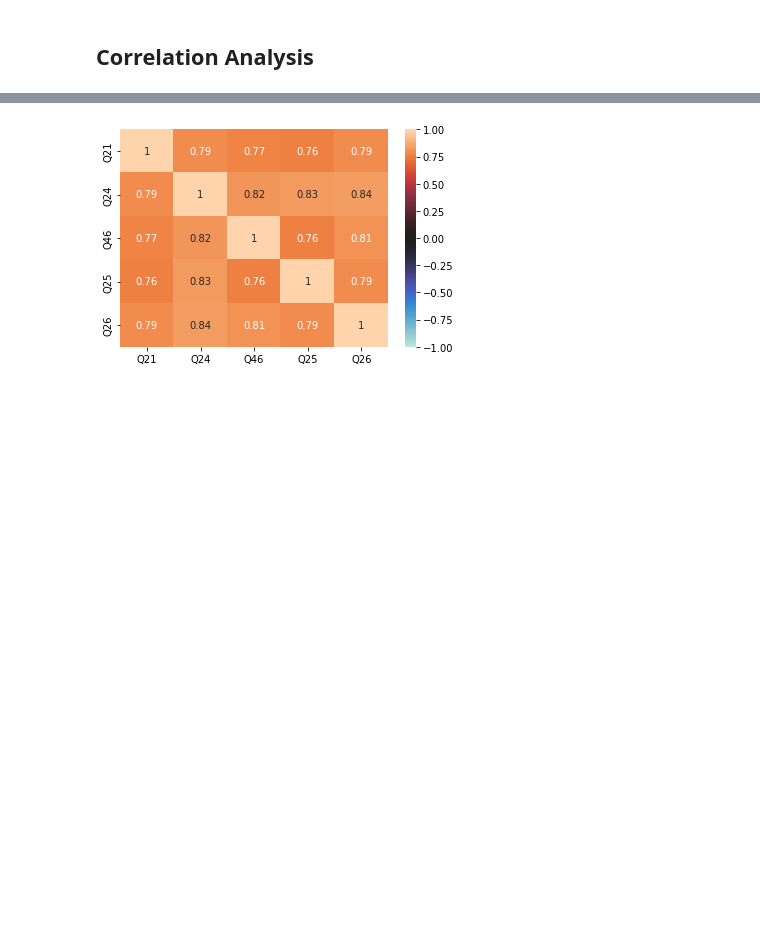
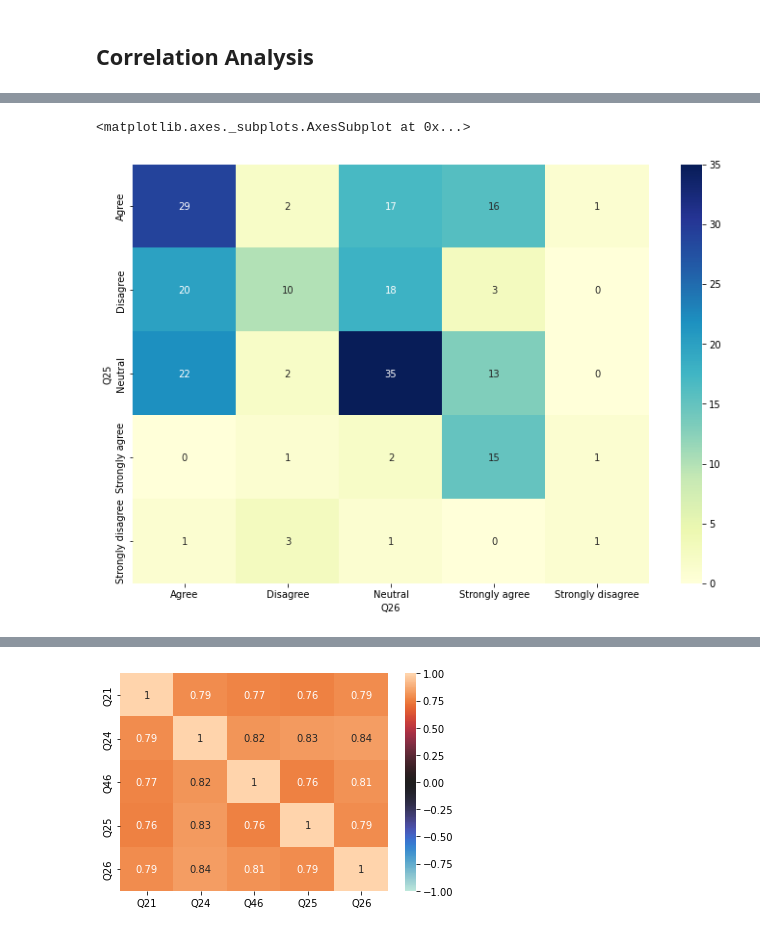
Before and after one commit to tiilt-lab/Blinc-collab-notebooks, a Jupyter notebook: Aziza_analysis.ipynb, the cells around one changed output, grey strips where cells are left out. Cells and saved outputs as stored; diff of their text form; code cells hidden in the pictures; blank space fills up the shorter version.

```diff
--- a/Aziza_analysis.ipynb
+++ b/Aziza_analysis.ipynb
@@ -103,0 +557,3 @@ df.Q46.value_counts().plot.pie(**kwargs)
+# %%
+device_usage = pd.crosstab(df['Q25'], df['Q26'])
+device_usage
@@ -104,3 +568,9 @@ df.Q46.value_counts().plot.pie(**kwargs)
+# %%
+plt.figure(figsize=(12,8))
+sns.heatmap(device_usage, annot=True, cmap="YlGnBu")
+# %% [output]
+<matplotlib.axes._subplots.AxesSubplot at 0x...>
+[figure, added]
 # %%
 df2 = df.copy()
 # %%
```
Also changed, not shown: parts of 67 cells of this notebook.
